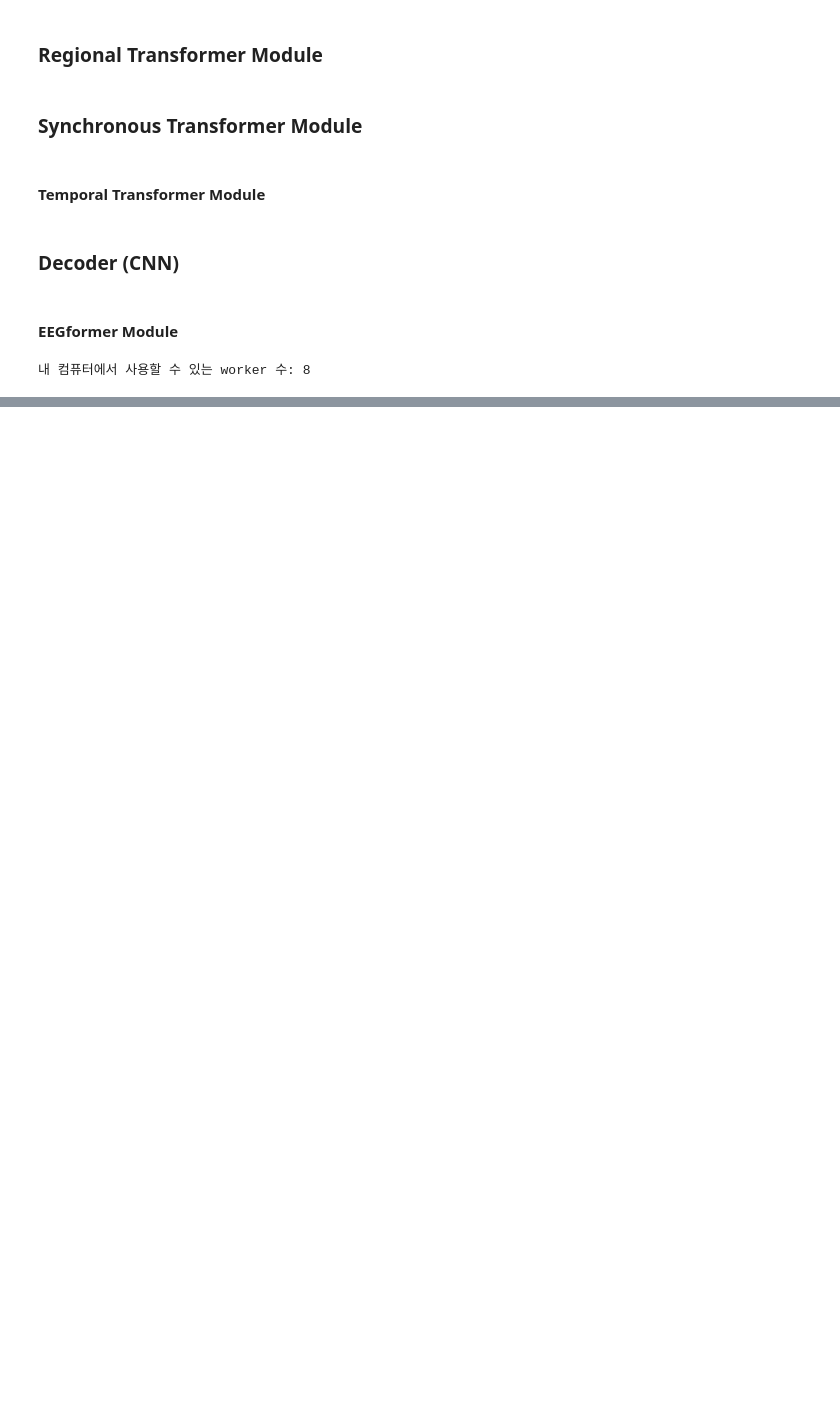
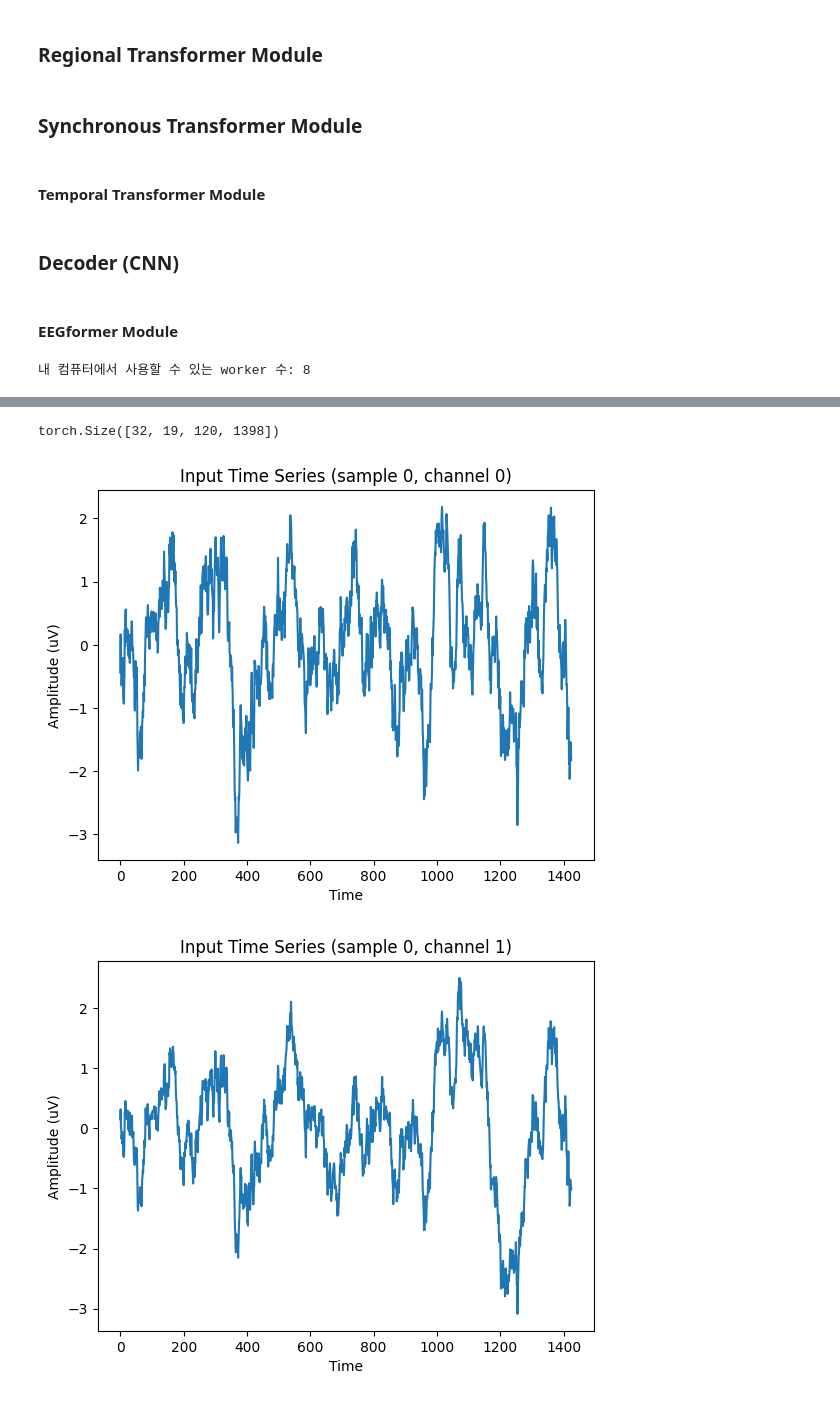
Before and after one commit to Justin-Hwang/EEG-AD-FTD-Detection, a Jupyter notebook: eeg-AD-FTD-Detection/test_components.ipynb, the cells around one changed output, grey strips where cells are left out. Drawn from its saved outputs; the diff is of its cells as text; code cells hidden in the pictures; blank space fills up the shorter version.

```diff
--- a/eeg-AD-FTD-Detection/test_components.ipynb
+++ b/eeg-AD-FTD-Detection/test_components.ipynb
@@ -478,0 +534,9 @@ print("내 컴퓨터에서 사용할 수 있는 worker 수:", os.cpu_count())
+# %%
+ # ─── Small One Batch ─────────────────────────────────
+X_small, y_small = next(iter(dataloader))
+X_small, y_small = X_small.to(device), y_small.to(device)
+# %%
+
+X_small, y_small = X_small.cpu(), y_small.cpu()
+print(X_small.shape)
+print(y_small.shape)
@@ -478,0 +556,38 @@ print("내 컴퓨터에서 사용할 수 있는 worker 수:", os.cpu_count())
+# %%
+z3.shape
+# %% [output]
+torch.Size([32, 19, 120, 1398])
+# %%
+import matplotlib.pyplot as plt
+
+# ─── 시계열 예시 (샘플 0, 채널 0) ───────────────────────────────
+plt.figure()
+plt.plot(X_small[0, 0].cpu().numpy())
+plt.title("Input Time Series (sample 0, channel 0)")
+plt.xlabel("Time")
+plt.ylabel("Amplitude (uV)")
+plt.show()
+
+plt.figure()
+plt.plot(X_small[0, 1].cpu().numpy())
+plt.title("Input Time Series (sample 0, channel 1)")
+plt.xlabel("Time")
+plt.ylabel("Amplitude (uV)")
+plt.show()
+
+plt.figure()
+plt.plot(X_small[0, 0].cpu().numpy())
+plt.title("Input Time Series (sample 0, channel 2)")
+plt.xlabel("Time")
+plt.ylabel("Amplitude (uV)")
+plt.show()
+
+plt.figure()
+plt.plot(X_small[0, 0].cpu().numpy())
+plt.title("Input Time Series (sample 1, channel 18)")
+plt.xlabel("Time")
+plt.ylabel("Amplitude (uV)")
+plt.show()
+# %% [output]
+[figure, added]
+[figure, added]
```
Also changed, not shown: parts of 22 cells of this notebook, 14 other files.
